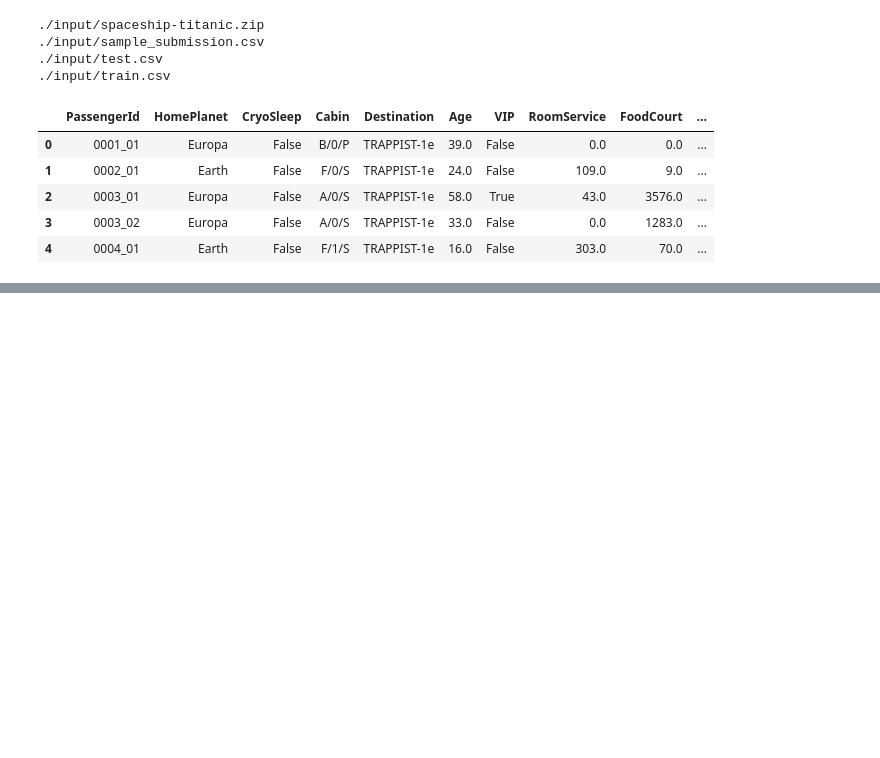
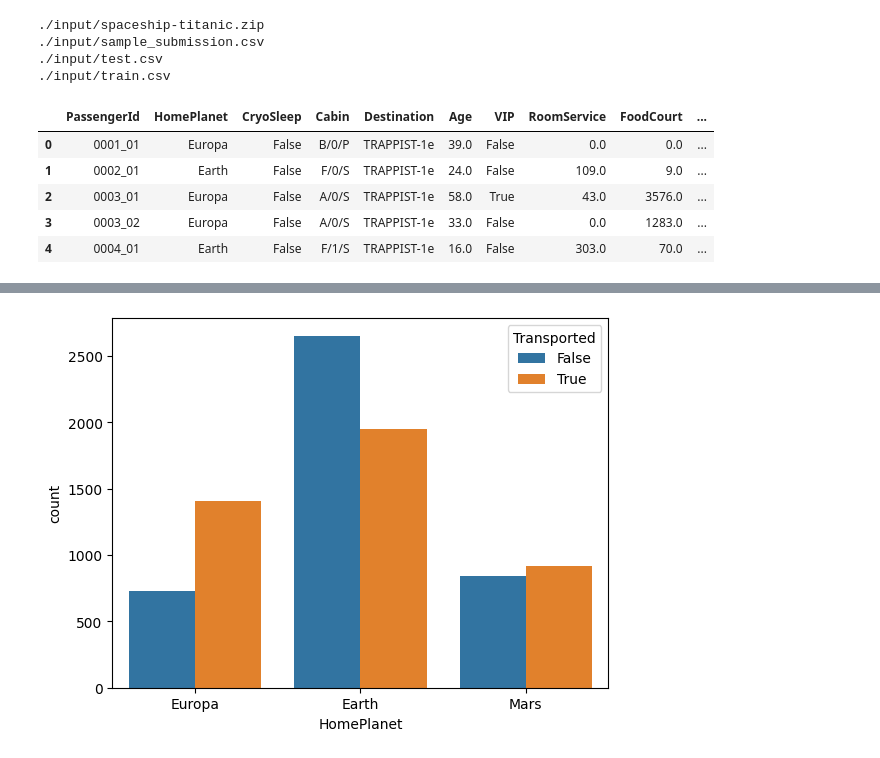
Before and after one commit to n-takano85/kaggle-practice, a Jupyter notebook: spaceship-titanic/s-titanic_EDA.ipynb, the cells around one changed output, grey strips where cells are left out. Drawn from its saved outputs; the diff is of its cells as text; code cells hidden in the pictures; blank space fills up the shorter version.

```diff
--- a/spaceship-titanic/s-titanic_EDA.ipynb
+++ b/spaceship-titanic/s-titanic_EDA.ipynb
@@ -30,0 +73,5 @@ train.head()
+# %%
+sns.countplot(x='HomePlanet', hue='Transported', data=train)
+plt.show()
+# %% [output]
+[figure, added]
```
Also changed, not shown: parts of 8 cells of this notebook, 1 other file.
